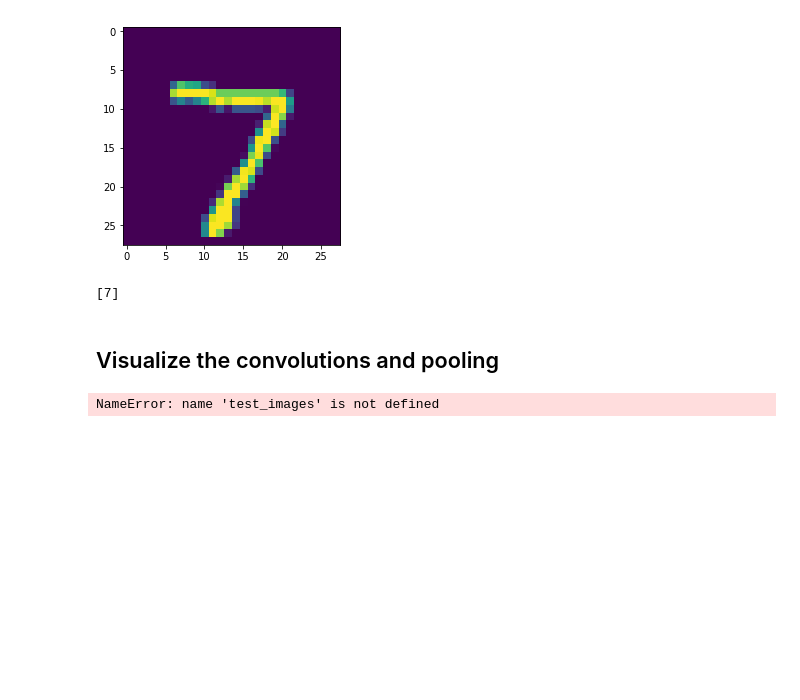
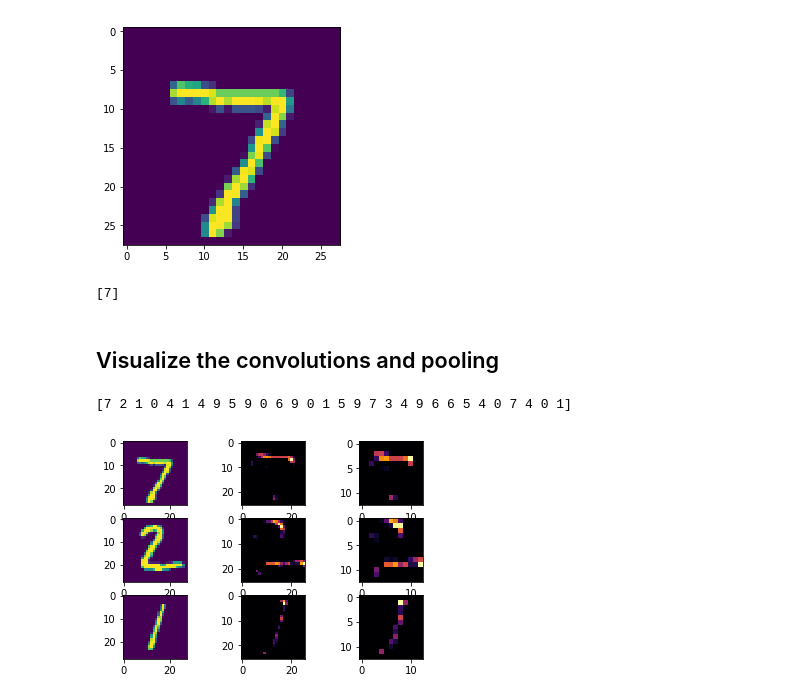
Before and after one commit to johanzhuohan/Tensor_flow_projects, a Jupyter notebook: Computer_vision/Handwritten_digit_recognition_CNN.ipynb, the cells around one changed output. Cells and saved outputs as stored; diff of their text form; code cells hidden in the pictures; blank space fills up the shorter version.

```diff
--- a/Computer_vision/Handwritten_digit_recognition_CNN.ipynb
+++ b/Computer_vision/Handwritten_digit_recognition_CNN.ipynb
@@ -94,27 +92,40 @@ print(index)
 [7]
 # %% [markdown]
 ## Visualize the convolutions and pooling
-# %%
-print(test_images[:100])
-# %% [output]
-NameError: name 'test_images' is not defined
+# %%
+print(test_labels[:30])
+# %% [output]
+[7 2 1 0 4 1 4 9 5 9 0 6 9 0 1 5 9 7 3 4 9 6 6 5 4 0 7 4 0 1]
 # %%
 import matplotlib.pyplot as plt
-f, axarr = plt.subplots(3,2)
+f, axarr = plt.subplots(3,3)
 FIRST_IMAGE=0
-SECOND_IMAGE=7
-THIRD_IMAGE=26
-CONVOLUTION_NUMBER = 1
+SECOND_IMAGE=1
+THIRD_IMAGE=2
+CONVOLUTION_NUMBER = 40
 from tensorflow.keras import models
 layer_outputs = [layer.output for layer in model.layers]
 activation_model = tf.keras.models.Model(inputs = model.input, outputs = layer_outputs)
+
+# Input pictures
+axarr[0,0].imshow(test_images[FIRST_IMAGE].reshape(28,28))
+axarr[0,0].grid(False)
+axarr[1,0].imshow(test_images[SECOND_IMAGE].reshape(28,28))
+axarr[1,0].grid(False)
+axarr[2,0].imshow(test_images[THIRD_IMAGE].reshape(28,28))
+axarr[2,0].grid(False)
+
+# pictures in convolution and maxpooling layers
 for x in range(0,2):
     f1 = activation_model.predict(test_images[FIRST_IMAGE].reshape(1, 28, 28, 1))[x]
-    axarr[0,x].imshow(f1[0, : , :, CONVOLUTION_NUMBER], cmap='inferno')
-    axarr[0,x].grid(False)
+    axarr[0,x+1].imshow(f1[0, : , :, CONVOLUTION_NUMBER], cmap='inferno')
+    axarr[0,x+1].grid(False)
     f2 = activation_model.predict(test_images[SECOND_IMAGE].reshape(1, 28, 28, 1))[x]
-    axarr[1,x].imshow(f2[0, : , :, CONVOLUTION_NUMBER], cmap='inferno')
-    axarr[1,x].grid(False)
+    axarr[1,x+1].imshow(f2[0, : , :, CONVOLUTION_NUMBER], cmap='inferno')
+    axarr[1,x+1].grid(False)
     f3 = activation_model.predict(test_images[THIRD_IMAGE].reshape(1, 28, 28, 1))[x]
-    axarr[2,x].imshow(f3[0, : , :, CONVOLUTION_NUMBER], cmap='inferno')
-    axarr[2,x].grid(False)
+    axarr[2,x+1].imshow(f3[0, : , :, CONVOLUTION_NUMBER], cmap='inferno')
+    axarr[2,x+1].grid(False)
+plt.show()
+# %% [output]
+[figure, added]
```
Also changed, not shown: parts of 2 cells of this notebook.
